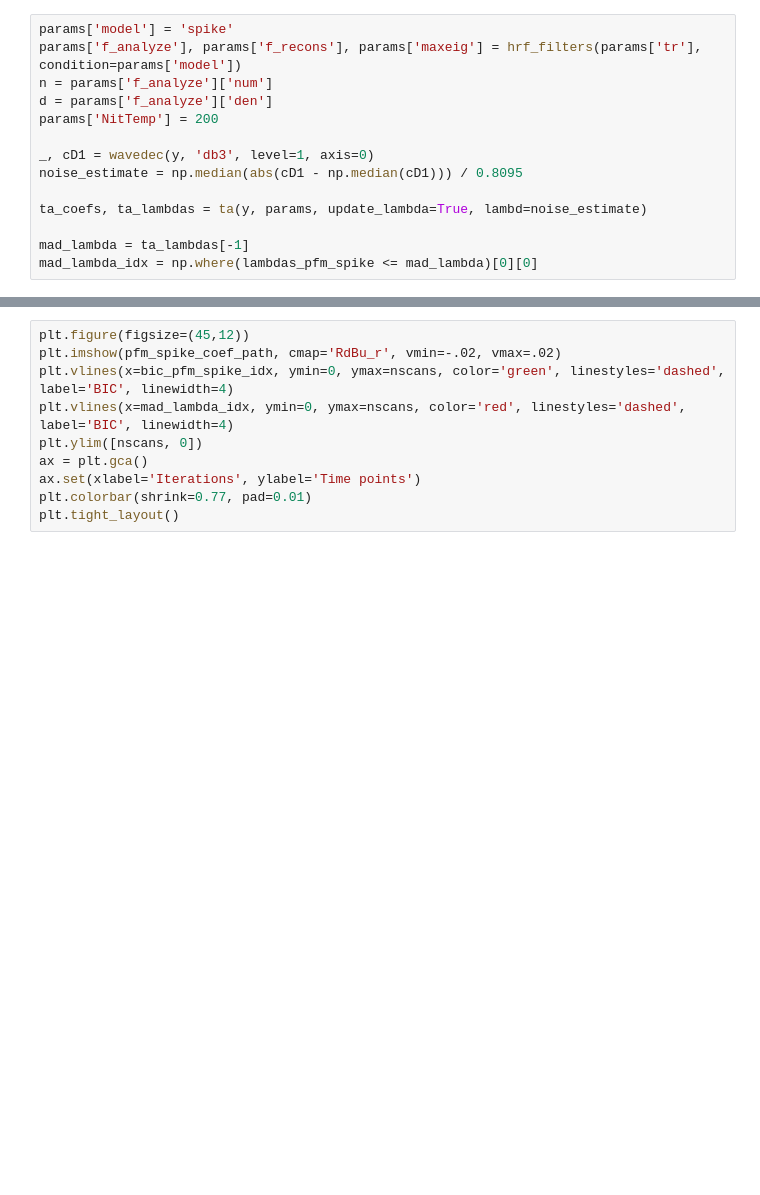
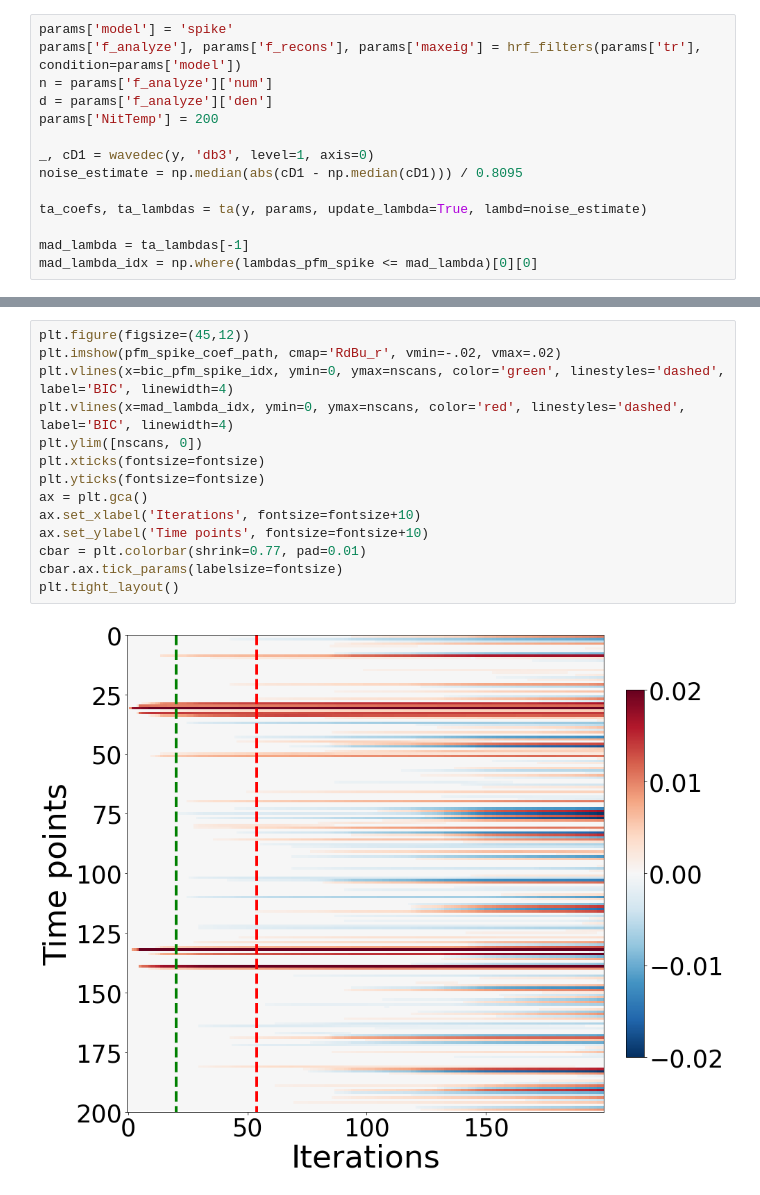
Before and after one commit to eurunuela/pfm_vs_ta, a Jupyter notebook: code/theory_and_methods_plots.ipynb, the cells around one changed output, grey strips where cells are left out. Saved outputs shown, nothing was run; the diff lists cells and outputs as text; blank space fills up the shorter version.

```diff
--- a/code/theory_and_methods_plots.ipynb
+++ b/code/theory_and_methods_plots.ipynb
@@ -333,10 +357,16 @@ plt.legend()
 # %%
 plt.figure(figsize=(45,12))
 plt.imshow(pfm_spike_coef_path, cmap='RdBu_r', vmin=-.02, vmax=.02)
 plt.vlines(x=bic_pfm_spike_idx, ymin=0, ymax=nscans, color='green', linestyles='dashed', label='BIC', linewidth=4)
 plt.vlines(x=mad_lambda_idx, ymin=0, ymax=nscans, color='red', linestyles='dashed', label='BIC', linewidth=4)
 plt.ylim([nscans, 0])
+plt.xticks(fontsize=fontsize)
+plt.yticks(fontsize=fontsize)
 ax = plt.gca()
-ax.set(xlabel='Iterations', ylabel='Time points')
-plt.colorbar(shrink=0.77, pad=0.01)
+ax.set_xlabel('Iterations', fontsize=fontsize+10)
+ax.set_ylabel('Time points', fontsize=fontsize+10)
+cbar = plt.colorbar(shrink=0.77, pad=0.01)
+cbar.ax.tick_params(labelsize=fontsize)
 plt.tight_layout()
+# %% [output]
+[figure, added]
```
Also changed, not shown: parts of 9 cells of this notebook, 22 other files.
